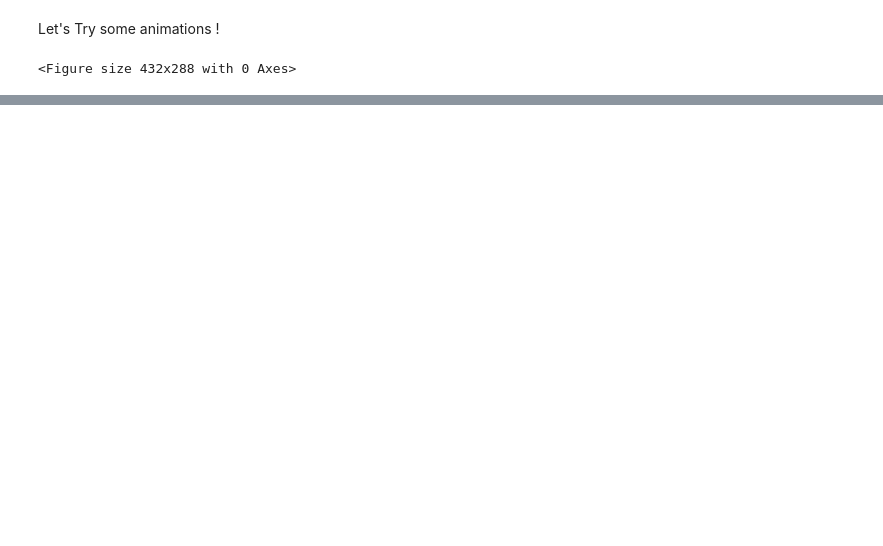
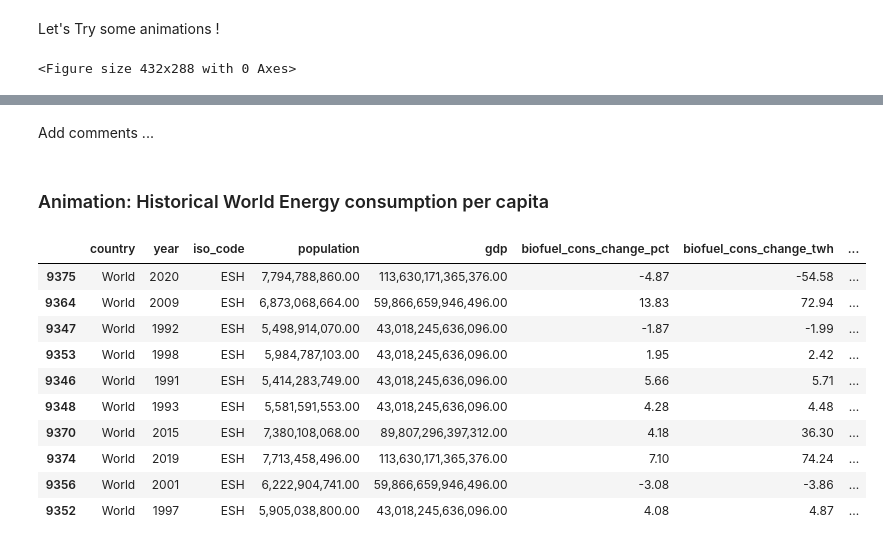
Before and after one commit to Edoardo1996/iornhack-final-project, a Jupyter notebook: main.ipynb, the cells around one changed output, grey strips where cells are left out. Drawn from its saved outputs; the diff is of its cells as text; code cells hidden in the pictures; blank space fills up the shorter version.

```diff
--- a/main.ipynb
+++ b/main.ipynb
@@ -558,0 +544,26 @@ fig.show()
+# %% [markdown]
+Add comments ...
+# %% [markdown]
+### Animation: Historical World Energy consumption per capita
+# %%
+pop = wec.copy()
+
+pop = pop.groupby('country').get_group('World')
+
+# Interestingly enough is that the renewbles/lowe carbon energy consumption is increasing throughout the last decade as
+# The lower levels of general energy consumption significantly decreased during well-known global crisises like energy crisis in 1970-80s, in 2000s and mid-2010s and during pandemic as we will see later as well.
+
+pop.nsmallest(10, ['energy_cons_change_pct', 'fossil_cons_change_pct'])
+# pop.nlargest(10, ['low-carbon_cons_per_capita','renewables_cons_per_capita'])
+# %% [output]
+|  | country | year | iso_code | population | gdp | biofuel_cons_change_pct | biofuel_cons_change_twh | ... |
+| 9375 | World | 2020 | ESH | 7,794,788,860.00 | 113,630,171,365,376.00 | -4.87 | -54.58 | ... |
+| 9364 | World | 2009 | ESH | 6,873,068,664.00 | 59,866,659,946,496.00 | 13.83 | 72.94 | ... |
+| 9347 | World | 1992 | ESH | 5,498,914,070.00 | 43,018,245,636,096.00 | -1.87 | -1.99 | ... |
+| 9353 | World | 1998 | ESH | 5,984,787,103.00 | 43,018,245,636,096.00 | 1.95 | 2.42 | ... |
+| 9346 | World | 1991 | ESH | 5,414,283,749.00 | 43,018,245,636,096.00 | 5.66 | 5.71 | ... |
+| 9348 | World | 1993 | ESH | 5,581,591,553.00 | 43,018,245,636,096.00 | 4.28 | 4.48 | ... |
+| 9370 | World | 2015 | ESH | 7,380,108,068.00 | 89,807,296,397,312.00 | 4.18 | 36.30 | ... |
+| 9374 | World | 2019 | ESH | 7,713,458,496.00 | 113,630,171,365,376.00 | 7.10 | 74.24 | ... |
+| 9356 | World | 2001 | ESH | 6,222,904,741.00 | 59,866,659,946,496.00 | -3.08 | -3.86 | ... |
+| 9352 | World | 1997 | ESH | 5,905,038,800.00 | 43,018,245,636,096.00 | 4.08 | 4.87 | ... |
```
Also changed, not shown: parts of 15 cells of this notebook.
